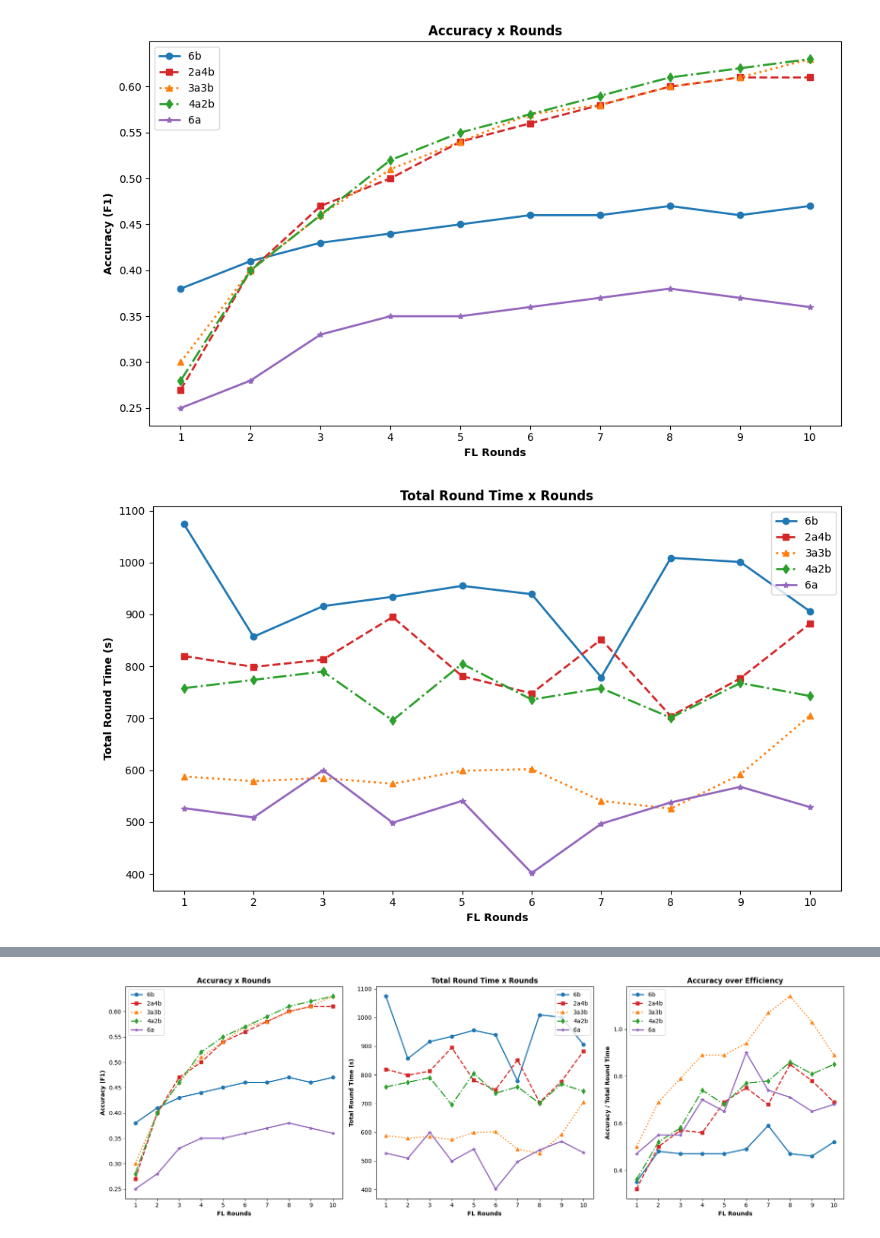
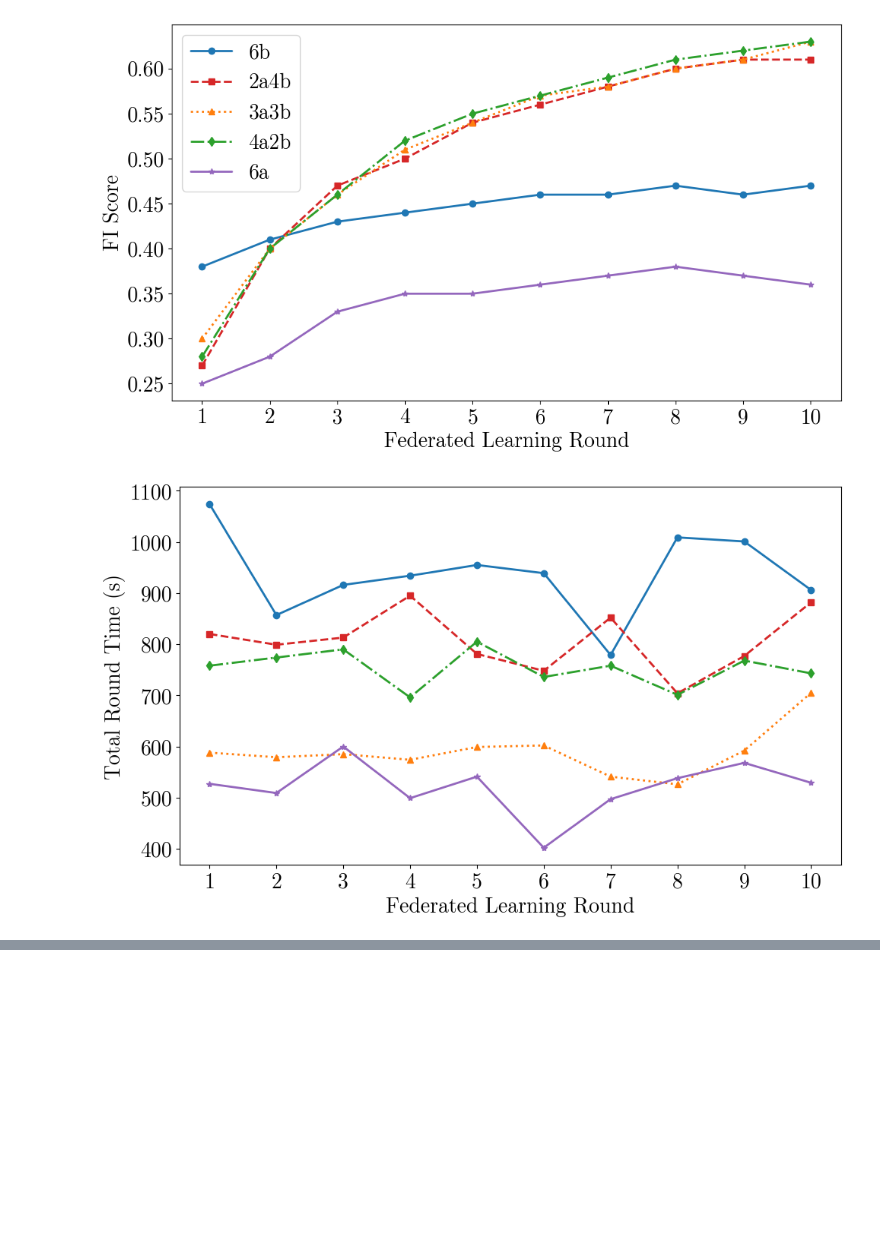
Before and after one commit to IvanComp/FedBench, a Jupyter notebook: Jupyter Notebooks for Data Visualization/2ClientClustering.ipynb, the cells around one changed output, grey strips where cells are left out. Saved outputs shown, nothing was run; the diff lists cells and outputs as text; code cells hidden in the pictures; blank space fills up the shorter version.

```diff
--- a/Jupyter Notebooks for Data Visualization/2ClientClustering.ipynb
+++ b/Jupyter Notebooks for Data Visualization/2ClientClustering.ipynb
@@ -1,6 +1,9 @@
 # %%
 import matplotlib.pyplot as plt
 import numpy as np
+
+
+plt.rcParams['font.family'] = 'CMU Serif'
 
 rounds = np.arange(1, 11)
 
@@ -37,89 +40,47 @@ ax1.plot(rounds, accuracy_6b, color=color_6b, label='6b', marker='o', linewidth=
 ax1.plot(rounds, accuracy_2a4b, color=color_2a4b, label='2a4b', marker='s', linewidth=2, solid_capstyle='round', linestyle='--')
 ax1.plot(rounds, accuracy_3a3b, color=color_3a3b, label='3a3b', marker='^', linewidth=2, solid_capstyle='round', linestyle=':')
 ax1.plot(rounds, accuracy_4a2b, color=color_4a2b, label='4a2b', marker='d', linewidth=2, solid_capstyle='round', linestyle='-.')
 ax1.plot(rounds, accuracy_6a, color=color_6a, label='6a', marker='*', linewidth=2, solid_capstyle='round', linestyle='-')
-ax1.set_title('Accuracy x Rounds', fontsize=12, fontweight='bold')
-ax1.set_xlabel('FL Rounds', fontsize=10, fontweight='bold')
-ax1.set_ylabel('Accuracy (F1)', fontsize=10, fontweight='bold')
-ax1.legend(fontsize=10)
+ax1.set_xlabel('Federated Learning Round', fontsize=20)
+ax1.set_ylabel('FI Score', fontsize=20)
+ax1.tick_params(axis='both', labelsize=20)
+ax1.legend(fontsize=20)
 ax1.set_xticks(rounds)
 plt.tight_layout()
-plt.savefig('Accuracy_x_Rounds_Updated.pdf')
+plt.savefig('ClientClustering1.pdf')
 plt.show()
 
 # Total Round Time x Rounds
 fig, ax2 = plt.subplots(figsize=(10, 6))
 ax2.plot(rounds, time_6b, color=color_6b, label='6b', marker='o', linewidth=2, solid_capstyle='round', linestyle='-')
 ax2.plot(rounds, time_2a4b, color=color_2a4b, label='2a4b', marker='s', linewidth=2, solid_capstyle='round', linestyle='--')
 ax2.plot(rounds, time_3a3b, color=color_3a3b, label='3a3b', marker='^', linewidth=2, solid_capstyle='round', linestyle=':')
 ax2.plot(rounds, time_4a2b, color=color_4a2b, label='4a2b', marker='d', linewidth=2, solid_capstyle='round', linestyle='-.')
 ax2.plot(rounds, time_6a, color=color_6a, label='6a', marker='*', linewidth=2, solid_capstyle='round', linestyle='-')
-ax2.set_title('Total Round Time x Rounds', fontsize=12, fontweight='bold')
-ax2.set_xlabel('FL Rounds', fontsize=10, fontweight='bold')
-ax2.set_ylabel('Total Round Time (s)', fontsize=10, fontweight='bold')
-ax2.legend(fontsize=10)
+ax2.set_xlabel('Federated Learning Round', fontsize=20)
+ax2.set_ylabel('Total Round Time (s)', fontsize=20)
+ax2.tick_params(axis='both', labelsize=20)
+#ax2.legend(fontsize=20)
 ax2.set_xticks(rounds)
 plt.tight_layout()
-plt.savefig('Total_Round_Time_x_Rounds_Updated.pdf')
+plt.savefig('ClientClustering2.pdf')
 plt.show()
 
 # Accuracy over Efficiency
 fig, ax3 = plt.subplots(figsize=(10, 6))
 ax3.plot(rounds, efficiency_6b, color=color_6b, label='6b', marker='o', linewidth=2, solid_capstyle='round', linestyle='-')
 ax3.plot(rounds, efficiency_2a4b, color=color_2a4b, label='2a4b', marker='s', linewidth=2, solid_capstyle='round', linestyle='--')
 ax3.plot(rounds, efficiency_3a3b, color=color_3a3b, label='3a3b', marker='^', linewidth=2, solid_capstyle='round', linestyle=':')
 ax3.plot(rounds, efficiency_4a2b, color=color_4a2b, label='4a2b', marker='d', linewidth=2, solid_capstyle='round', linestyle='-.')
 ax3.plot(rounds, efficiency_6a, color=color_6a, label='6a', marker='*', linewidth=2, solid_capstyle='round', linestyle='-')
-ax3.set_title('Accuracy over Efficiency', fontsize=12, fontweight='bold')
-ax3.set_xlabel('FL Rounds', fontsize=10, fontweight='bold')
-ax3.set_ylabel('Accuracy / Total Round Time', fontsize=10, fontweight='bold')
-ax3.legend(fontsize=10)
+ax3.set_xlabel('Federated Learning Round', fontsize=20)
+ax3.set_ylabel('Accuracy / Total Round Time', fontsize=20)
+ax3.tick_params(axis='both', labelsize=20)
+#ax3.legend(fontsize=20)
 ax3.set_xticks(rounds)
 plt.tight_layout()
-plt.savefig('Accuracy_over_Efficiency_Updated.pdf')
+plt.savefig('ClientClustering3.pdf')
 plt.show()
-
-fig, axs = plt.subplots(1, 3, figsize=(18, 6))
-
-# Accuracy x Rounds
-axs[0].plot(rounds, accuracy_6b, color=color_6b, label='6b', marker='o', linewidth=2, solid_capstyle='round', linestyle='-')
-axs[0].plot(rounds, accuracy_2a4b, color=color_2a4b, label='2a4b', marker='s', linewidth=2, solid_capstyle='round', linestyle='--')
-axs[0].plot(rounds, accuracy_3a3b, color=color_3a3b, label='3a3b', marker='^', linewidth=2, solid_capstyle='round', linestyle=':')
-axs[0].plot(rounds, accuracy_4a2b, color=color_4a2b, label='4a2b', marker='d', linewidth=2, solid_capstyle='round', linestyle='-.')
-axs[0].plot(rounds, accuracy_6a, color=color_6a, label='6a', marker='*', linewidth=2, solid_capstyle='round', linestyle='-')
-axs[0].set_title('Accuracy x Rounds', fontsize=12, fontweight='bold')
-axs[0].set_xlabel('FL Rounds', fontsize=10, fontweight='bold')
-axs[0].set_ylabel('Accuracy (F1)', fontsize=10, fontweight='bold')
-axs[0].legend(fontsize=10)
-axs[0].set_xticks(rounds)
-
-# Total Round Time x Rounds
-axs[1].plot(rounds, time_6b, color=color_6b, label='6b', marker='o', linewidth=2, solid_capstyle='round', linestyle='-')
-axs[1].plot(rounds, time_2a4b, color=color_2a4b, label='2a4b', marker='s', linewidth=2, solid_capstyle='round', linestyle='--')
-axs[1].plot(rounds, time_3a3b, color=color_3a3b, label='3a3b', marker='^', linewidth=2, solid_capstyle='round', linestyle=':')
-axs[1].plot(rounds, time_4a2b, color=color_4a2b, label='4a2b', marker='d', linewidth=2, solid_capstyle='round', linestyle='-.')
-axs[1].plot(rounds, time_6a, color=color_6a, label='6a', marker='*', linewidth=2, solid_capstyle='round', linestyle='-')
-axs[1].set_title('Total Round Time x Rounds', fontsize=12, fontweight='bold')
-axs[1].set_xlabel('FL Rounds', fontsize=10, fontweight='bold')
-axs[1].set_ylabel('Total Round Time (s)', fontsize=10, fontweight='bold')
-axs[1].legend(fontsize=10)
-axs[1].set_xticks(rounds)
-
-# Accuracy over Efficiency
-axs[2].plot(rounds, efficiency_6b, color=color_6b, label='6b', marker='o', linewidth=2, solid_capstyle='round', linestyle='-')
-axs[2].plot(rounds, efficiency_2a4b, color=color_2a4b, label='2a4b', marker='s', linewidth=2, solid_capstyle='round', linestyle='--')
-axs[2].plot(rounds, efficiency_3a3b, color=color_3a3b, label='3a3b', marker='^', linewidth=2, solid_capstyle='round', linestyle=':')
-axs[2].plot(rounds, efficiency_4a2b, color=color_4a2b, label='4a2b', marker='d', linewidth=2, solid_capstyle='round', linestyle='-.')
-axs[2].plot(rounds, efficiency_6a, color=color_6a, label='6a', marker='*', linewidth=2, solid_capstyle='round', linestyle='-')
-axs[2].set_title('Accuracy over Efficiency', fontsize=12, fontweight='bold')
-axs[2].set_xlabel('FL Rounds', fontsize=10, fontweight='bold')
-axs[2].set_ylabel('Accuracy / Total Round Time', fontsize=10, fontweight='bold')
-axs[2].legend(fontsize=10)
-axs[2].set_xticks(rounds)
-
-plt.tight_layout()
-plt.savefig('Combined_Graphs_Horizontal_Updated.pdf')
-plt.show()
 # %% [output]
-[figure, old version]
+[figure, new version]
-[figure, old version]
+[figure, new version]
@@ -127 +87,0 @@ plt.show()
-[figure, removed]
```
Also changed, not shown: parts of 1 cell of this notebook, 12 other files.
